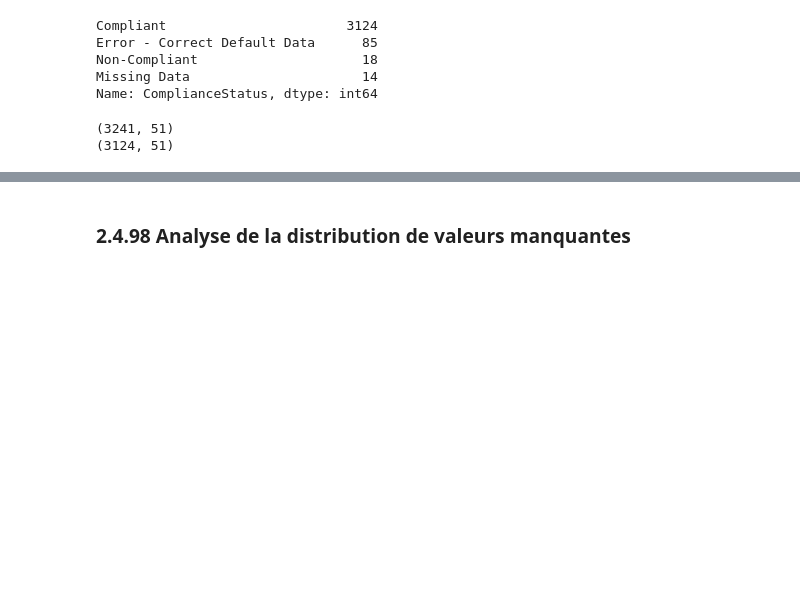
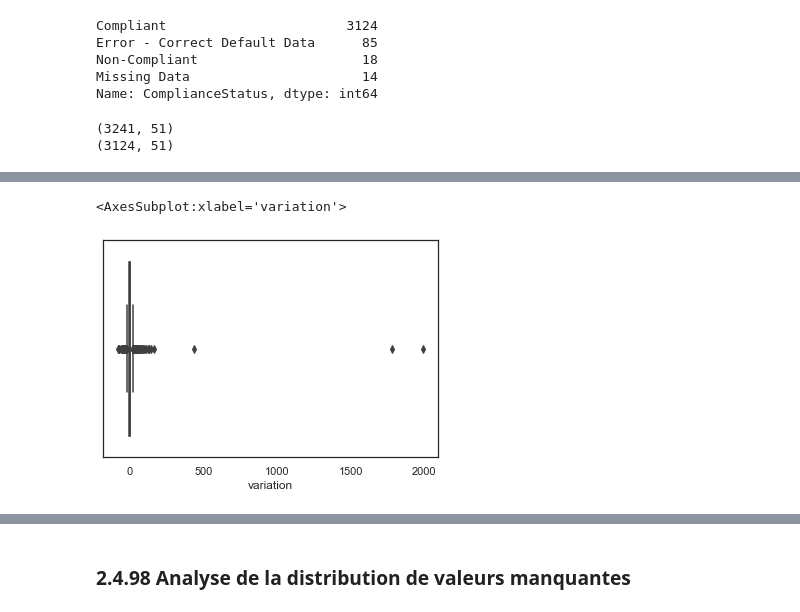
Before and after one commit to mrcreasey/oc-ds-p4-supervised-learning, a Jupyter notebook: Pélec_01_notebook.ipynb, the cells around one changed output, grey strips where cells are left out. Drawn from its saved outputs; the diff is of its cells as text; code cells hidden in the pictures; blank space fills up the shorter version.

```diff
--- a/Pélec_01_notebook.ipynb
+++ b/Pélec_01_notebook.ipynb
@@ -1249,0 +1263,9 @@ print(data_df.shape)
+# %%
+energy_use = (data_df
+              .pivot(index=['OSEBuildingID', 'PrimaryPropertyType'], columns='DataYear', values=['SiteEnergyUse(kBtu)'])
+              .droplevel(0, axis=1)
+              .reset_index().set_index('OSEBuildingID')
+              .dropna()
+              )
+energy_use['variation'] = 100 * (energy_use['2016'] / energy_use['2015'] - 1)
+energy_use.describe()
@@ -1249,0 +1282,5 @@ print(data_df.shape)
+# %%
+sns.boxplot(x=energy_use['variation'])
+# %% [output]
+<AxesSubplot:xlabel='variation'>
+[figure, added]
```
Also changed, not shown: parts of 26 cells of this notebook, 1 other file.
